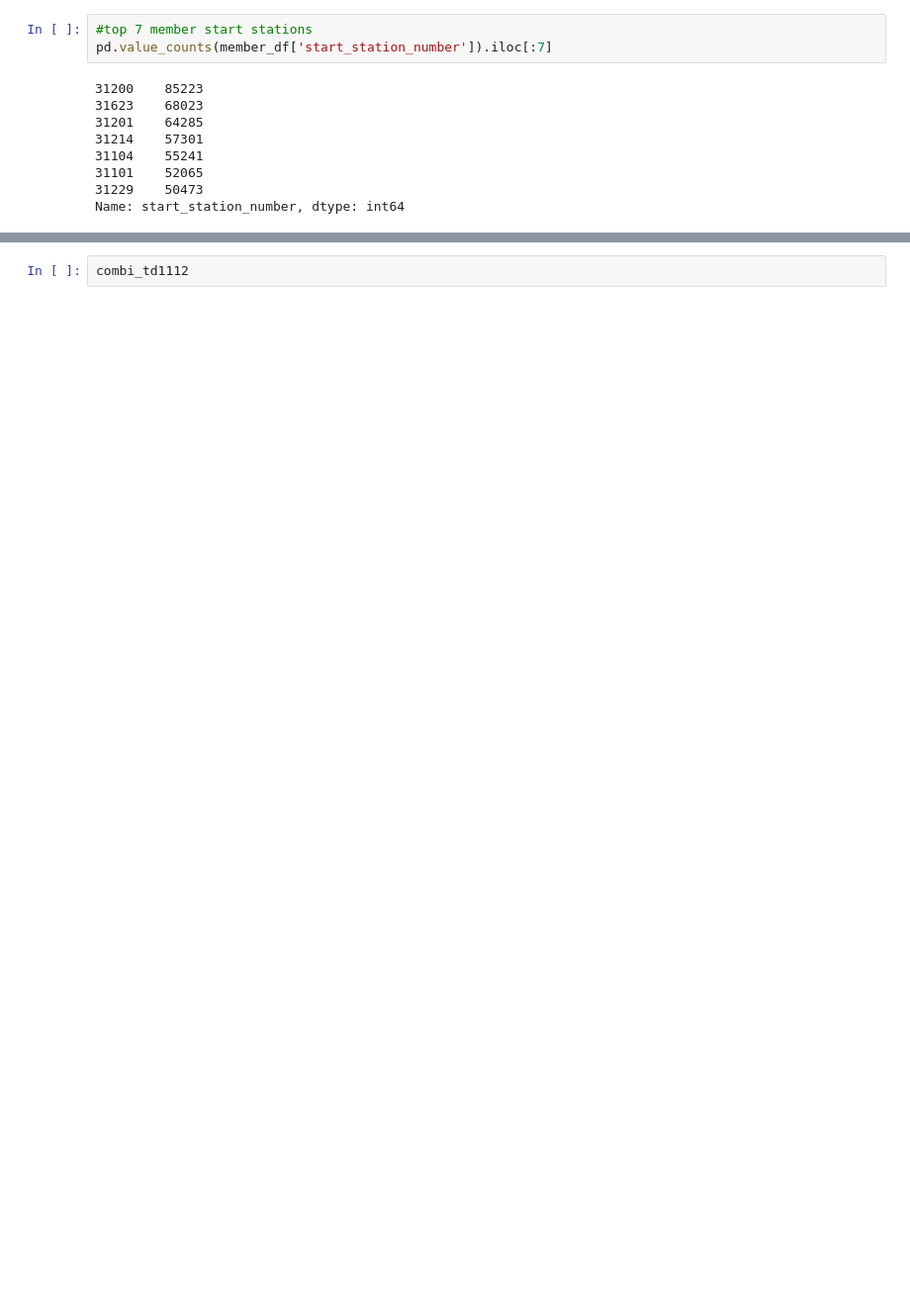
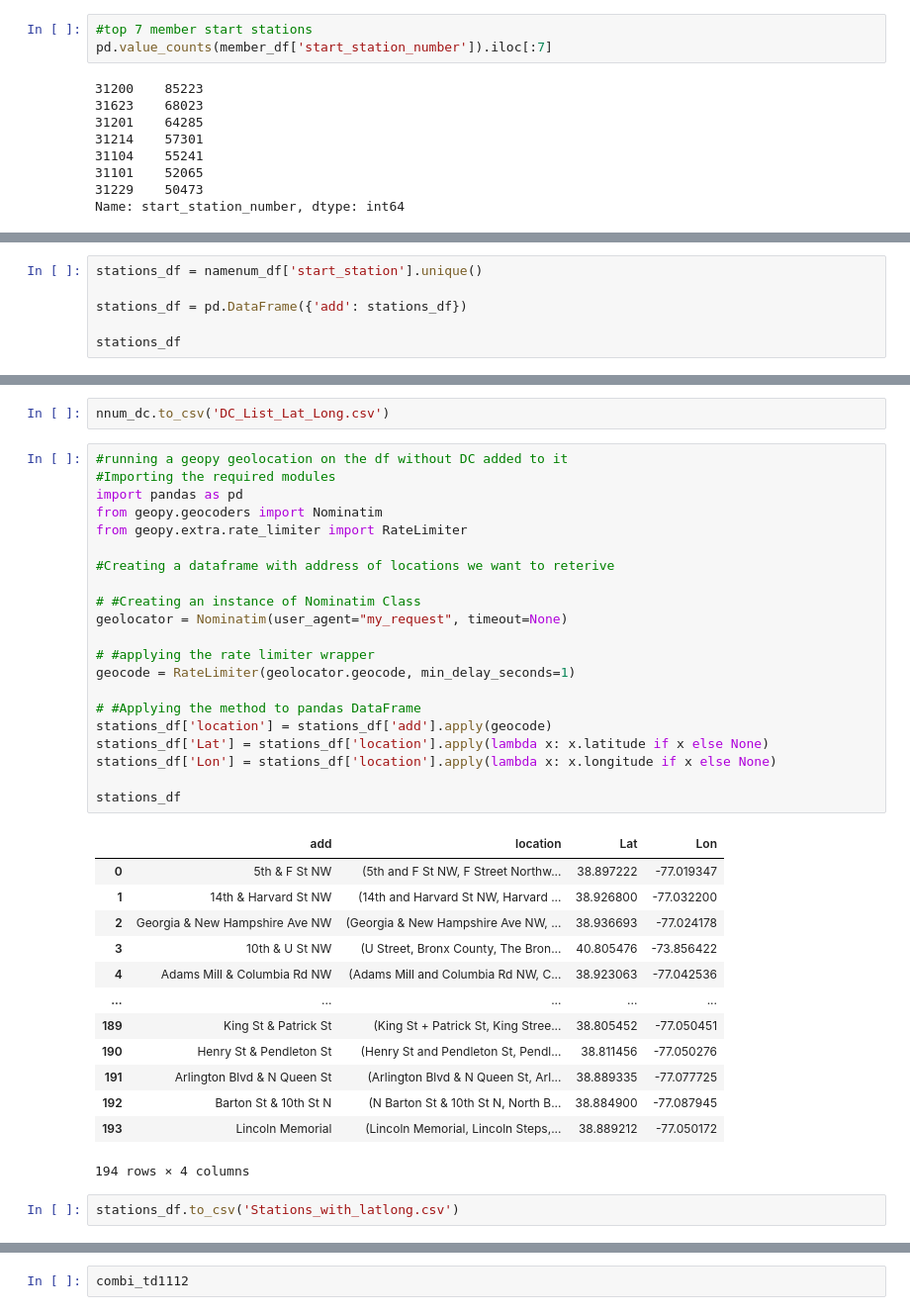
Before and after one commit to cdb8675309/Project3_Sprint-2, a Jupyter notebook: P3_S2.ipynb, the cells around one changed output, grey strips where cells are left out. Shown at 99% size. Drawn from its saved outputs; the diff is of its cells as text; blank space fills up the shorter version.

```diff
--- a/P3_S2.ipynb
+++ b/P3_S2.ipynb
@@ -604,0 +671,6 @@ m
+# %%
+stations_df = namenum_df['start_station'].unique()
+
+stations_df = pd.DataFrame({'add': stations_df})
+
+stations_df
@@ -626,0 +774,39 @@ SyntaxError: invalid syntax. Perhaps you forgot a comma? (366065737.py, line 10)
+# %%
+nnum_dc.to_csv('DC_List_Lat_Long.csv')
+# %%
+#running a geopy geolocation on the df without DC added to it
+#Importing the required modules
+import pandas as pd
+from geopy.geocoders import Nominatim
+from geopy.extra.rate_limiter import RateLimiter
+
+#Creating a dataframe with address of locations we want to reterive
+
+# #Creating an instance of Nominatim Class
+geolocator = Nominatim(user_agent="my_request", timeout=None)
+
+# #applying the rate limiter wrapper
+geocode = RateLimiter(geolocator.geocode, min_delay_seconds=1)
+
+# #Applying the method to pandas DataFrame
+stations_df['location'] = stations_df['add'].apply(geocode)
+stations_df['Lat'] = stations_df['location'].apply(lambda x: x.latitude if x else None)
+stations_df['Lon'] = stations_df['location'].apply(lambda x: x.longitude if x else None)
+
+stations_df
+# %% [output]
+|  | add | location | Lat | Lon |
+| 0 | 5th & F St NW | (5th and F St NW, F Street Northw... | 38.897222 | -77.019347 |
+| 1 | 14th & Harvard St NW | (14th and Harvard St NW, Harvard ... | 38.926800 | -77.032200 |
+| 2 | Georgia & New Hampshire Ave NW | (Georgia & New Hampshire Ave NW, ... | 38.936693 | -77.024178 |
+| 3 | 10th & U St NW | (U Street, Bronx County, The Bron... | 40.805476 | -73.856422 |
+| 4 | Adams Mill & Columbia Rd NW | (Adams Mill and Columbia Rd NW, C... | 38.923063 | -77.042536 |
+| ... | ... | ... | ... | ... |
+| 189 | King St & Patrick St | (King St + Patrick St, King Stree... | 38.805452 | -77.050451 |
+| 190 | Henry St & Pendleton St | (Henry St and Pendleton St, Pendl... | 38.811456 | -77.050276 |
+| 191 | Arlington Blvd & N Queen St | (Arlington Blvd & N Queen St, Arl... | 38.889335 | -77.077725 |
+| 192 | Barton St & 10th St N | (N Barton St & 10th St N, North B... | 38.884900 | -77.087945 |
+| 193 | Lincoln Memorial | (Lincoln Memorial, Lincoln Steps,... | 38.889212 | -77.050172 |
+194 rows × 4 columns
+# %%
+stations_df.to_csv('Stations_with_latlong.csv')
```
Also changed, not shown: parts of 13 cells of this notebook.
